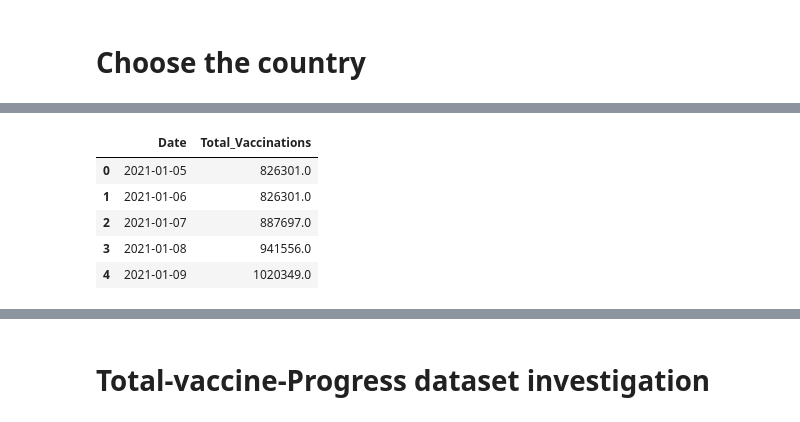
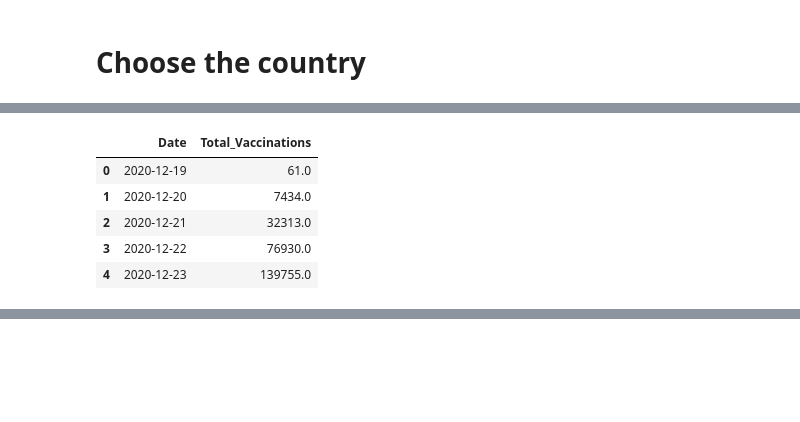
Before and after one commit to inception-labs/covid-vaccine-mena, a Jupyter notebook: Distribution/Vaccination_progress.ipynb, the cells around one changed output, grey strips where cells are left out. Saved outputs shown, nothing was run; the diff lists cells and outputs as text; code cells hidden in the pictures; blank space fills up the shorter version.

Commit message:
new update covid mena investigation and vaccination progress

```diff
--- a/Distribution/Vaccination_progress.ipynb
+++ b/Distribution/Vaccination_progress.ipynb
@@ -77,2 +73,7 @@ Write three capital letters for your country : ARE
 # %%
-df_1 = df_owid[df_owid['Country'] == str(string)]#  covid spread data for a chosen country
+@interact
+def dataset(x=8000, column=['Total_Vaccinations', 'Total_Vaccinated','Total_Fully_Vaccinated'] ):
+       df_1 = df_owid[(df_owid['Country'] == str(string))& (df_owid[column]>x)]
+
+       return df_1
+    #  covid spread data for a chosen country
@@ -113,11 +157,11 @@ iplot(fig)
 # %%
 vaccination_total = df_1.groupby(['Date'])['Total_Vaccinations'].sum()
 vaccination_total= vaccination_total.reset_index().sort_values('Date')
-vaccination_total.head()
+#vaccination_total.head()
 # %% [output]
 |  | Date | Total_Vaccinations |
-| 0 | 2021-01-05 | 826301.0 |
-| 1 | 2021-01-06 | 826301.0 |
-| 2 | 2021-01-07 | 887697.0 |
-| 3 | 2021-01-08 | 941556.0 |
-| 4 | 2021-01-09 | 1020349.0 |
+| 0 | 2020-12-19 | 61.0 |
+| 1 | 2020-12-20 | 7434.0 |
+| 2 | 2020-12-21 | 32313.0 |
+| 3 | 2020-12-22 | 76930.0 |
+| 4 | 2020-12-23 | 139755.0 |
@@ -140,5 +190,3 @@ fig.update_layout(
 fig.show()
 # %% [output]
 [interactive output not drawn]
-# %% [markdown]
-# Total-vaccine-Progress dataset investigation
```
Also changed, not shown: parts of 25 cells of this notebook, 2 other files.
